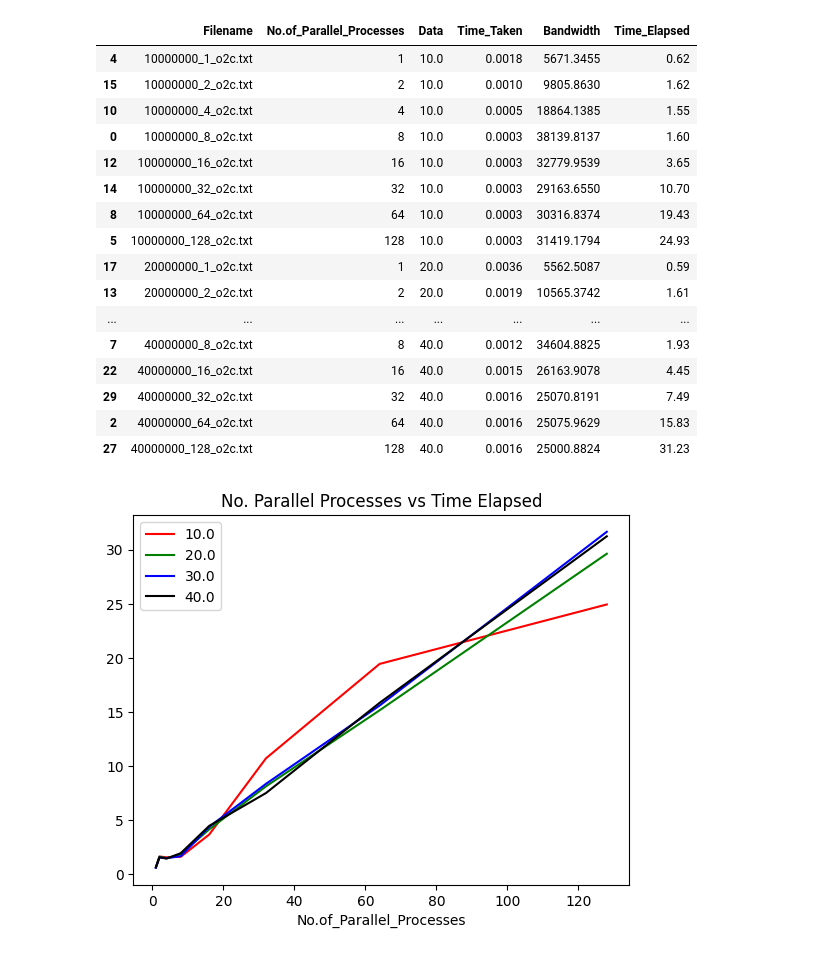
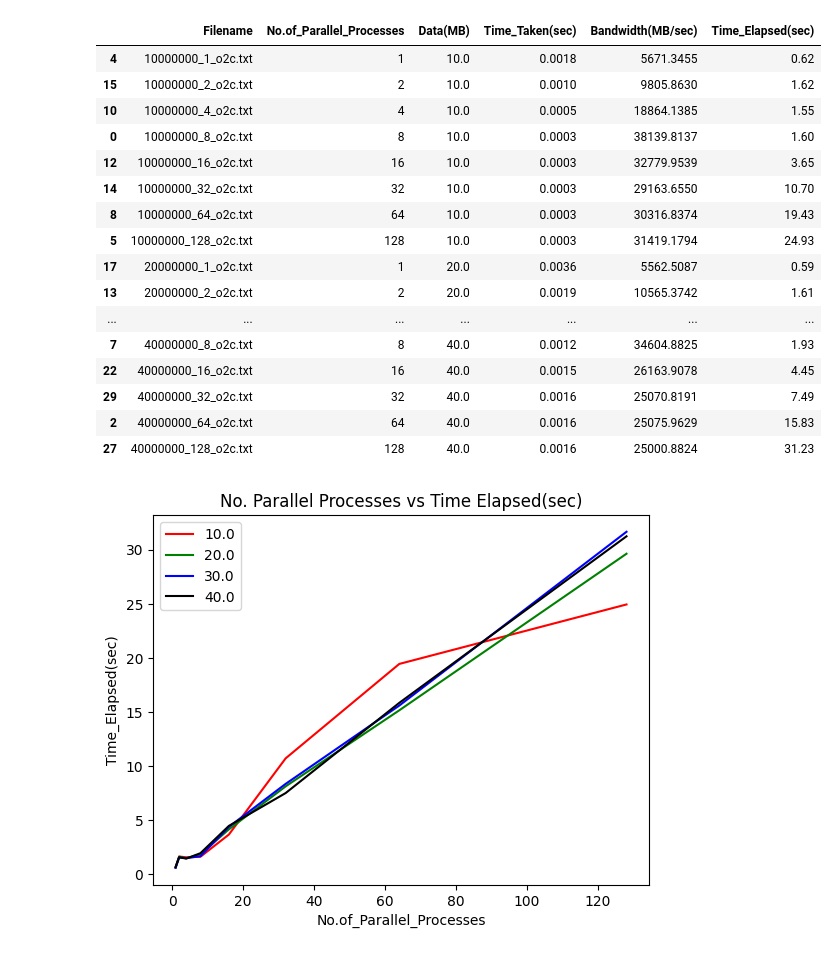
Before and after one commit to hrishitchaudhuri/parcbench, a Jupyter notebook: lmbench-3.0-a9/logs/PlotGraphs.ipynb, the cells around one changed output. Drawn from its saved outputs; the diff is of its cells as text; code cells hidden in the pictures.

```diff
--- a/lmbench-3.0-a9/logs/PlotGraphs.ipynb
+++ b/lmbench-3.0-a9/logs/PlotGraphs.ipynb
@@ -6,6 +6,6 @@ import matplotlib.pyplot as plt
 # %%
 cur_path = os.getcwd()
 print(cur_path)
-df = pd.read_csv("../stats.csv")
+df = pd.read_csv("./stats.csv")
 df
 # %% [output]
@@ -28,10 +28,10 @@ df
 | 30 | 30000000_64_o2c.txt | 64 | 30.0 | 0.0012 | 25593.3203 | 15.58 |
 | 31 | 30000000_1_o2c.txt | 1 | 30.0 | 0.0055 | 5409.3040 | 0.58 |
 # %%
-df_sorted = df.sort_values(by=['Data','No.of_Parallel_Processes'])
+df_sorted = df.sort_values(by=['Data(MB)','No.of_Parallel_Processes'])
 df_sorted
 # %% [output]
-|  | Filename | No.of_Parallel_Processes | Data | Time_Taken | Bandwidth | Time_Elapsed |
+|  | Filename | No.of_Parallel_Processes | Data(MB) | Time_Taken(sec) | Bandwidth(MB/sec) | Time_Elapsed(sec) |
 | 4 | 10000000_1_o2c.txt | 1 | 10.0 | 0.0018 | 5671.3455 | 0.62 |
 | 15 | 10000000_2_o2c.txt | 2 | 10.0 | 0.0010 | 9805.8630 | 1.62 |
 | 10 | 10000000_4_o2c.txt | 4 | 10.0 | 0.0005 | 18864.1385 | 1.55 |
@@ -62,16 +62,18 @@ def group_by_plot(kind:str,x:str,y:str,title:str):
     '''
     fig, ax = plt.subplots()
     colors = {10.0:'red', 20.0:'green', 30.0:'blue', 40.0:'black'}
-    grouped = df_sorted.groupby('Data')
+    grouped = df_sorted.groupby('Data(MB)')
     for key, group in grouped:
         group.plot(ax=ax, kind=kind, x=x, y=y, label=key, color=colors[key], title=title)
+        ax.set_xlabel(x)
+        ax.set_ylabel(y)
 
-    plt.savefig(title+".png")
+    plt.savefig(title.replace(' ','_')+".png")
     plt.show()
 # %%
 # Plot Number of Parallel Processes vs Time Elapsed
-group_by_plot("line","No.of_Parallel_Processes","Time_Elapsed","No. Parallel Processes vs Time Elapsed")
+group_by_plot("line","No.of_Parallel_Processes","Time_Elapsed(sec)","No. Parallel Processes vs Time Elapsed(sec)")
 # %% [output]
-[figure, old version]
+[figure, new version]
 # %%
 # Plot Number of Parallel Processes vs Bandwidth
```
Also changed, not shown: parts of 3 cells of this notebook, 1 other file.
